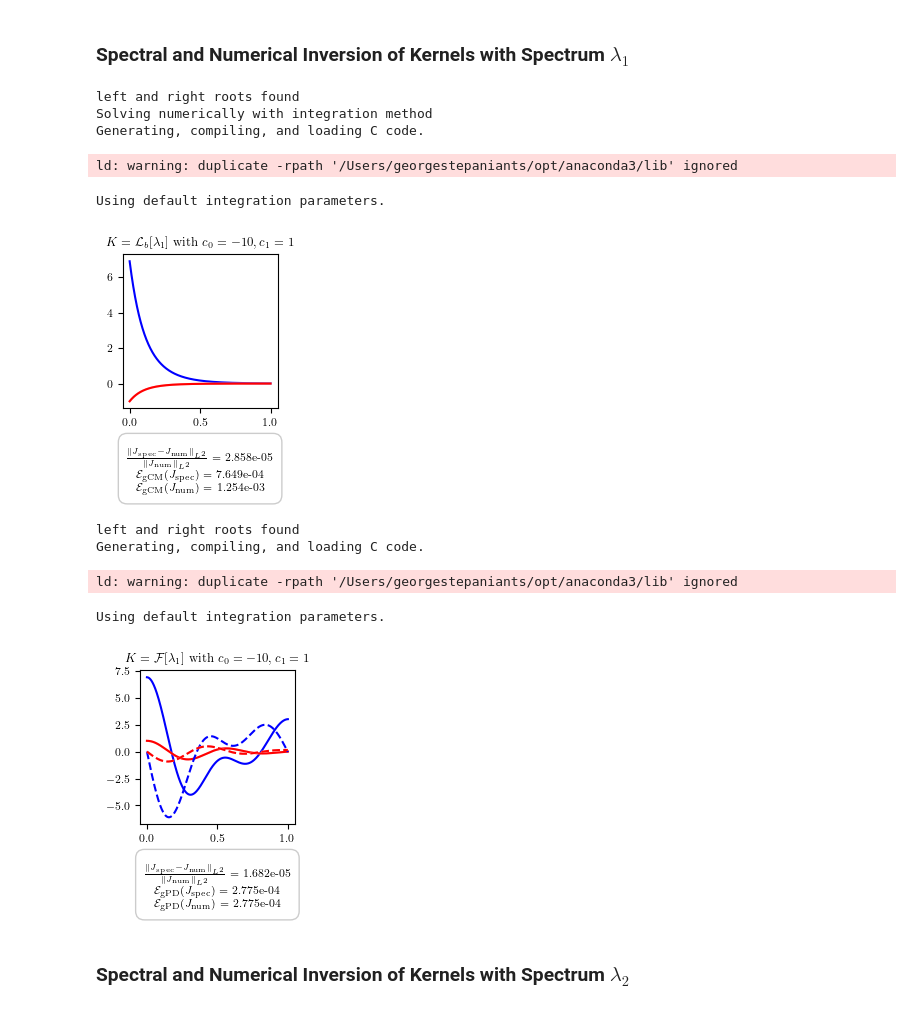
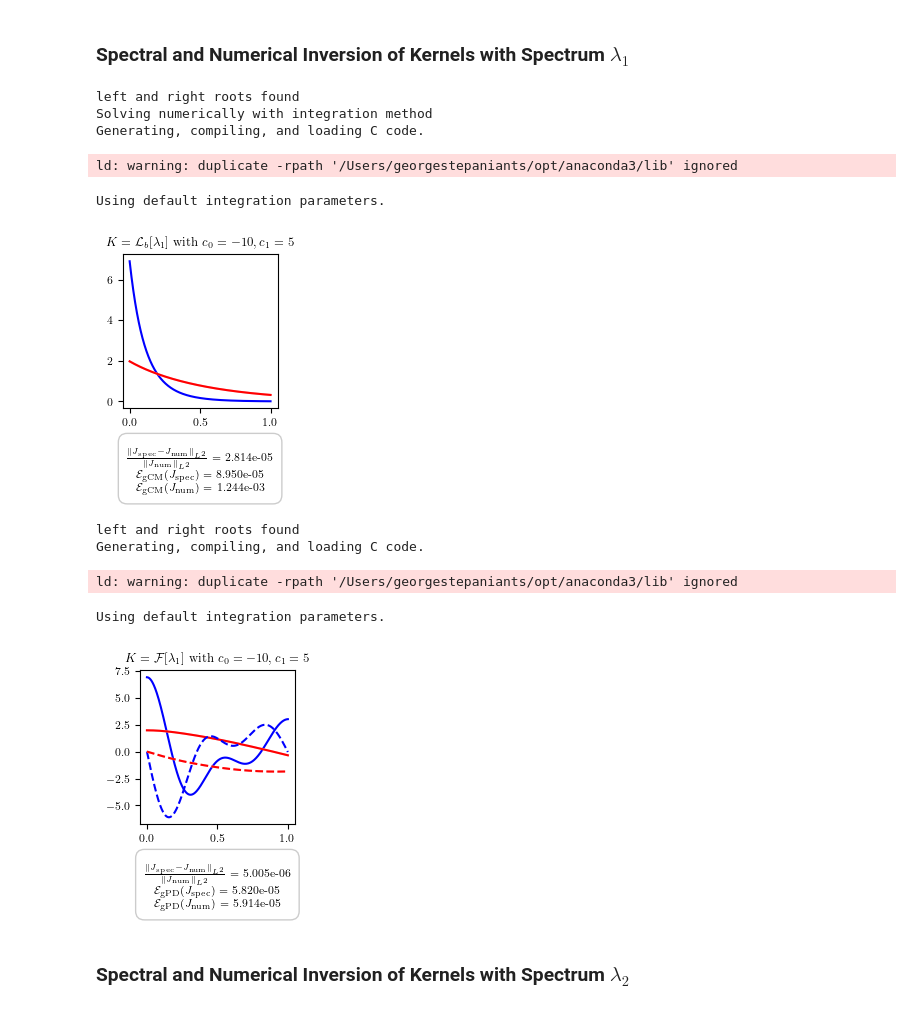
Before and after one commit to sgstepaniants/time-deconvolution, a Jupyter notebook: volterra_inversion_examples.ipynb, the cells around one changed output. Saved outputs shown, nothing was run; the diff lists cells and outputs as text; code cells hidden in the pictures.

```diff
--- a/volterra_inversion_examples.ipynb
+++ b/volterra_inversion_examples.ipynb
@@ -47,46 +47,46 @@ t = np.linspace(0, 1, 1000)
 K = exp_kernel(lmbda_1, t)
 
 c0 = -10
-c1 = 1
-mu_1, zeta0, zeta1 = volterra_cm_spectral_inversion(lmbda_1, c0, c1)
+c1 = 5
+mu_1, zeta0, zeta1 = B_real(lmbda_1, c0, c1)
 J_spectral = exp_kernel(mu_1, t)
 
 method = "integration"
 J_numerical, _, _ = volterra_cm_numerical_inversion(lmbda_1, c0, c1, t, method)
 rel_err = np.linalg.norm(J_spectral - J_numerical)/np.linalg.norm(J_numerical)
 
 resolvent_err_spectral = volterra_cm_resolvent_eq_error(K, c0, c1, J_spectral, zeta0, zeta1, t)
 resolvent_err_numerical = volterra_cm_resolvent_eq_error(K, c0, c1, J_numerical, zeta0, zeta1, t)
 
 fig, ax = plt.subplots(figsize=(2, 2))
 str = f"with $c_0={c0}, c_1={c1}$"
 ax.set_title("$K = \mathcal{L}_b[\lambda_1]$ " + str, size=9)
 ax.plot(t, np.real(K), color="blue")
 ax.plot(t, np.real(J_numerical), color="pink")
 ax.plot(t, np.real(J_spectral), color="red")
 
 ax.annotate("$\\frac{\|J_{\mathrm{spec}} - J_{\mathrm{num}}\|_{L^2}}{\|J_{\mathrm{num}}\|_{L^2}}$" + f" = {rel_err:.3e}" + "\n" +
             "$\mathcal{E}_{\mathrm{gCM}}(J_{\mathrm{spec}})$" + f" = {resolvent_err_spectral:.3e}" + "\n" +
             "$\mathcal{E}_{\mathrm{gCM}}(J_{\mathrm{num}})$" + f" = {resolvent_err_numerical:.3e}",
             xy=(0.5, -0.25), xycoords='axes fraction',
             size=8, ha='center', va='top',
             bbox=dict(fc='w', edgecolor='k', alpha=0.2, boxstyle='round,pad=0.8'))
 plt.savefig(f"figures/cm_lmbda1_{c0}_{c1}_inversion.pdf", bbox_inches='tight')
 plt.show()
 # %% [output]
 left and right roots found
 Solving numerically with integration method
 Generating, compiling, and loading C code.
 ld: warning: duplicate -rpath '/Users/georgestepaniants/opt/anaconda3/lib' ignored
 Using default integration parameters.
-[figure, old version]
+[figure, new version]
 # %%
 t = np.linspace(0, 1, 1000)
 K = complex_exp_kernel(lmbda_1, t)
 
 c0 = -10
-c1 = 1
-mu_1, zeta0, zeta1 = volterra_pd_spectral_inversion(lmbda_1, c0, c1)
+c1 = 5
+mu_1, zeta0, zeta1 = B_real(lmbda_1, c0, c1)
 J_spectral = complex_exp_kernel(mu_1, t)
 
 method = "integration"
@@ -119,7 +119,7 @@ left and right roots found
 Generating, compiling, and loading C code.
 ld: warning: duplicate -rpath '/Users/georgestepaniants/opt/anaconda3/lib' ignored
 Using default integration parameters.
-[figure, old version]
+[figure, new version]
 # %% [markdown]
 ### Spectral and Numerical Inversion of Kernels with Spectrum $\lambda_2$
 # %%
```
Also changed, not shown: parts of 6 cells of this notebook, 53 other files.
